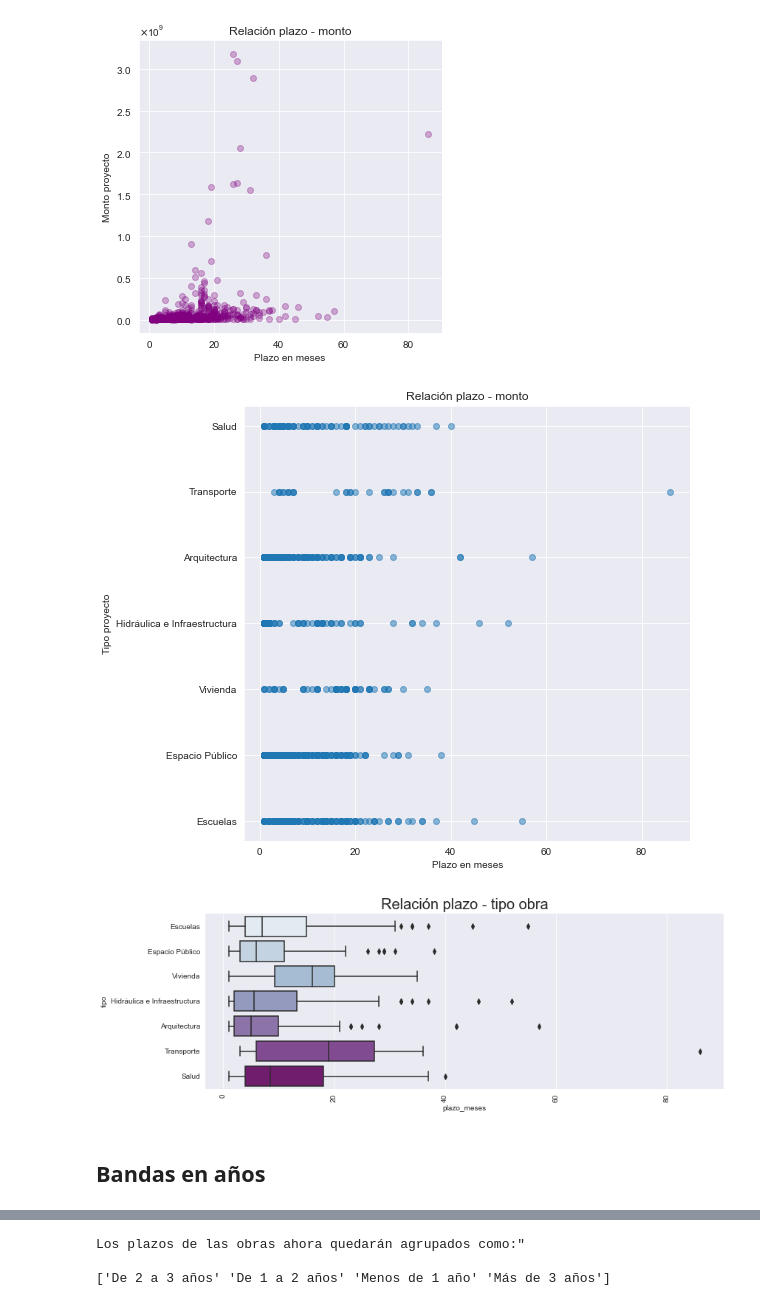
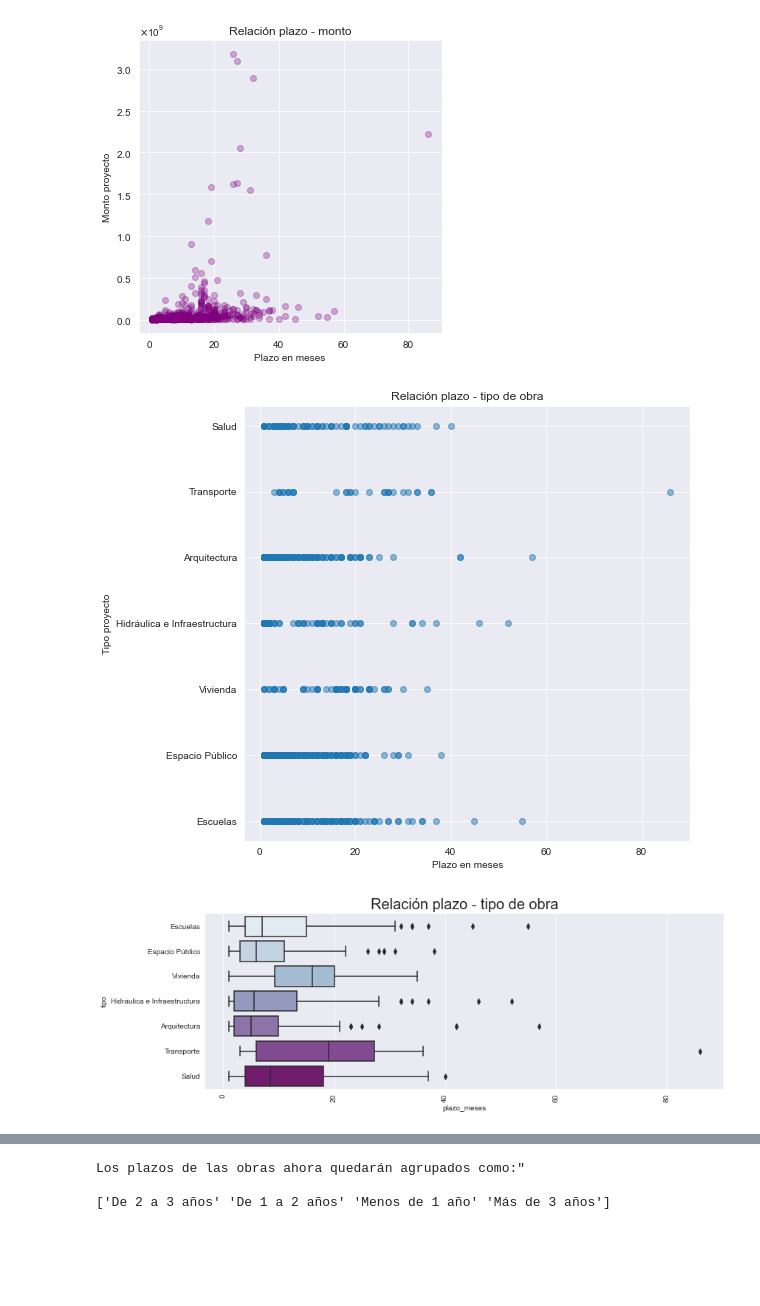
Before and after one commit to micatokashiki/Python-Project, a Jupyter notebook: ClusterAI_Micaela_Tokashiki_EDA.ipynb, the cells around one changed output, grey strips where cells are left out. Saved outputs shown, nothing was run; the diff lists cells and outputs as text; code cells hidden in the pictures; blank space fills up the shorter version.

```diff
--- a/ClusterAI_Micaela_Tokashiki_EDA.ipynb
+++ b/ClusterAI_Micaela_Tokashiki_EDA.ipynb
@@ -594,21 +594,18 @@ plt.show()
 # %%
 # Visualizamos si existe relación entre el plazo en meses y tipo de obra
 
 fig=plt.figure(figsize=(8,8))
 plt.scatter(obras_cleaned['plazo_meses'], obras_cleaned['tipo'], alpha=0.5)
 plt.xlabel('Plazo en meses')
 plt.ylabel('Tipo proyecto')
-plt.title('Relación plazo - monto')
+plt.title('Relación plazo - tipo de obra')
 plt.show()
 
 g = sns.catplot(x='plazo_meses',y='tipo',data=obras_cleaned, kind="box", height = 4,aspect=3 ,palette = "BuPu")
 g.despine(left=True)
 g.set_xticklabels(rotation=90)
-#g = g.set_ylabels()
-plt.title('Relación plazo - tipo obra',size = 20)
+plt.title('Relación plazo - tipo de obra',size = 20)
 plt.show()
 # %% [output]
-[figure, old version]
+[figure, new version]
-[figure, old version]
+[figure, new version]
-# %% [markdown]
-## Bandas en años
```
Also changed, not shown: parts of 26 cells of this notebook, 2 other files.
